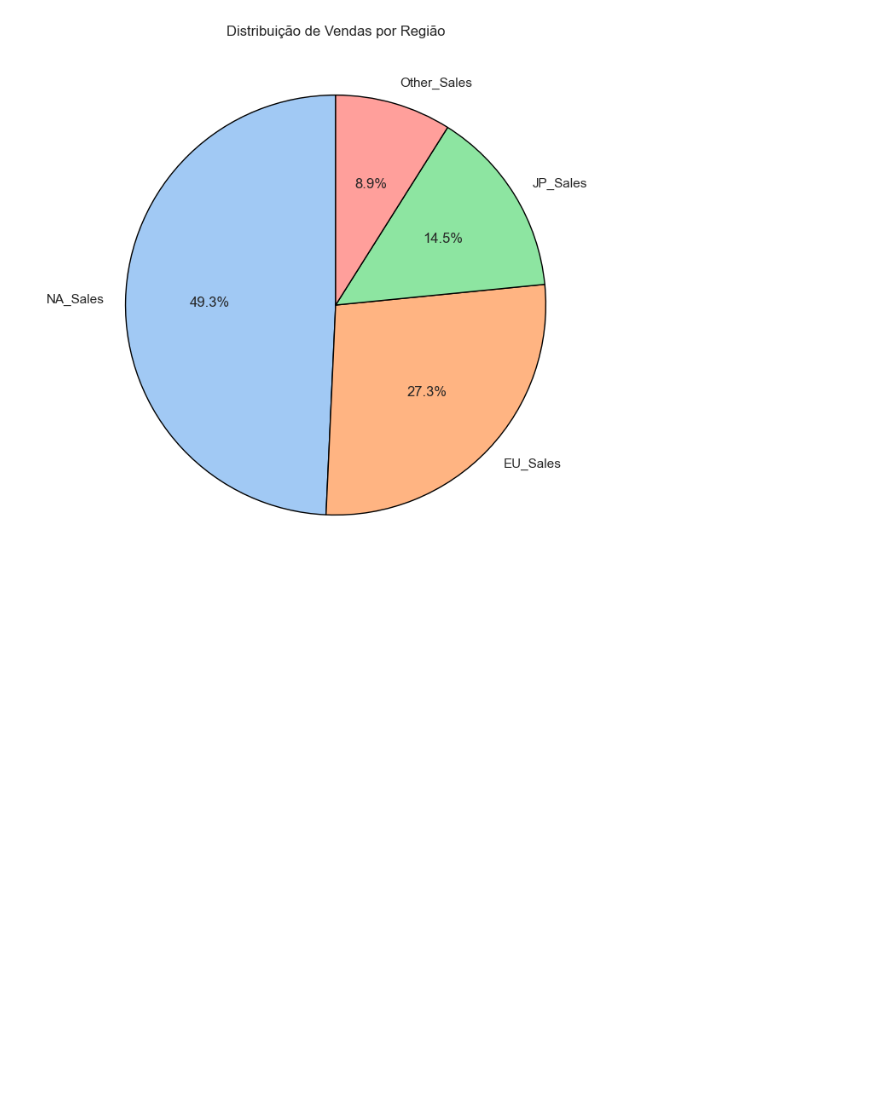
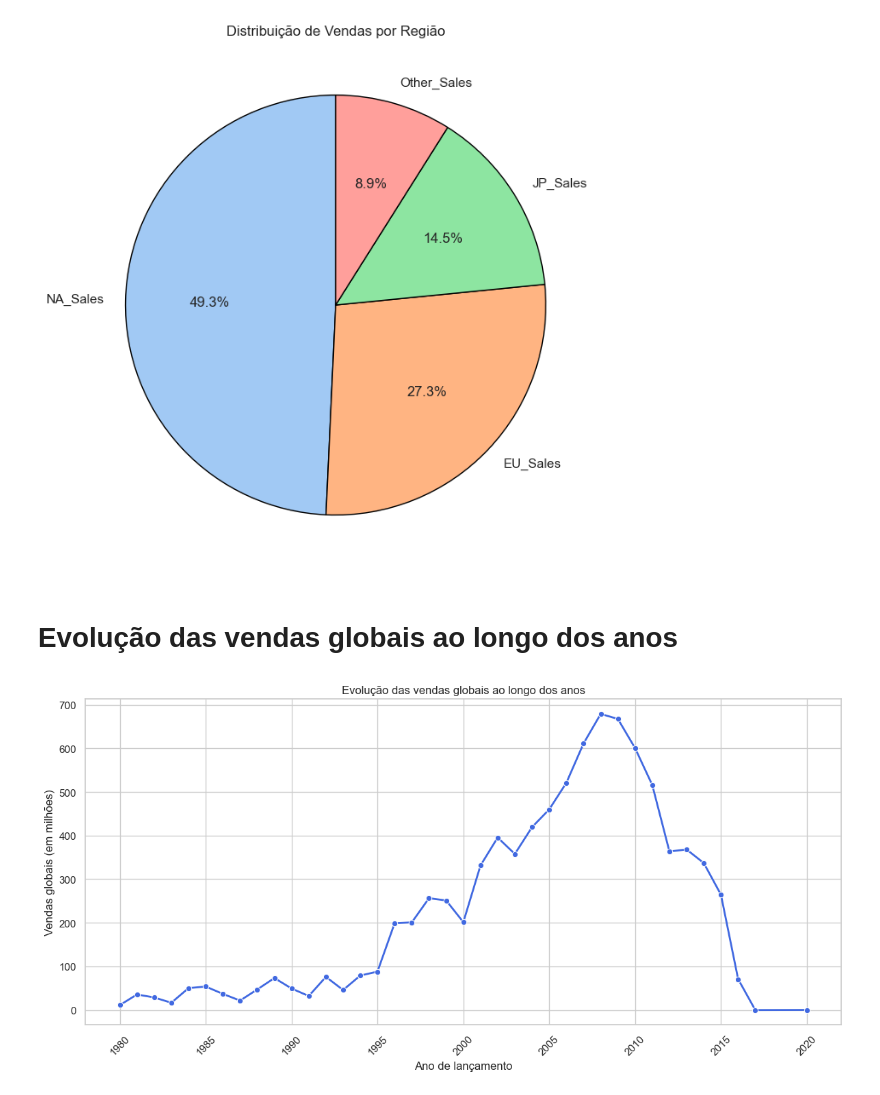
Before and after one commit to GabrielRodrigues11/Video-game-sales, a Jupyter notebook: notebooks/vg_sales_analysis.ipynb, the cells around one changed output. Saved outputs shown, nothing was run; the diff lists cells and outputs as text; code cells hidden in the pictures; blank space fills up the shorter version.

Commit message:
Analise finalizada
Finalizei as analises gráficas e adicionei os gráficos a pasta outputs

```diff
--- a/notebooks/vg_sales_analysis.ipynb
+++ b/notebooks/vg_sales_analysis.ipynb
@@ -76,6 +76,8 @@ dtype: int64
 # %%
 # DF SEM PUBLISHERS NULOS
 df_sem_publisher_nulo = df[df['Publisher'].notnull()]
+# %%
+df['Year'] = df['Year'].astype('Int64')
 # %%
 df_sem_publisher_nulo
 # %% [output]
@@ -151,3 +158,21 @@ plt.title('Distribuição de Vendas por Região')
 plt.show()
 # %% [output]
 [figure]
+# %% [markdown]
+# Evolução das vendas globais ao longo dos anos
+# %%
+vendas_por_ano = df.groupby('Year')['Global_Sales'].sum().sort_index()
+
+plt.figure(figsize=(12,6))
+sns.lineplot(x=vendas_por_ano.index, y=vendas_por_ano.values, marker='o', linewidth=2, color='royalblue')
+
+plt.title('Evolução das vendas globais ao longo dos anos')
+plt.xlabel('Ano de lançamento')
+plt.ylabel('Vendas globais (em milhões)')
+plt.xticks(rotation=45)
+plt.tight_layout()
+plt.savefig('../outputs/vendas_ao_longo_dos_anos.png', dpi=300, bbox_inches='tight')
+
+plt.show()
+# %% [output]
+[figure, added]
```
Also changed, not shown: parts of 6 cells of this notebook, 6 other files.
